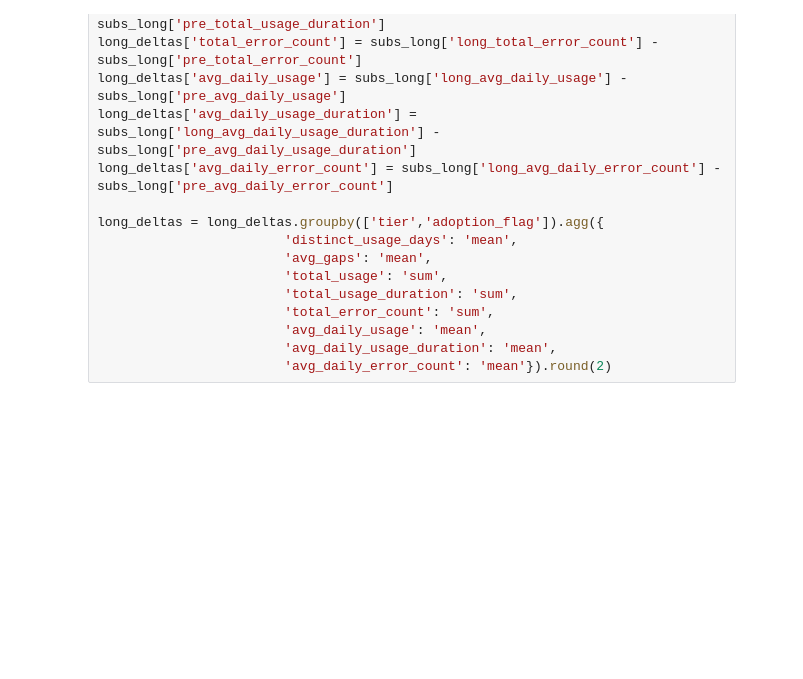
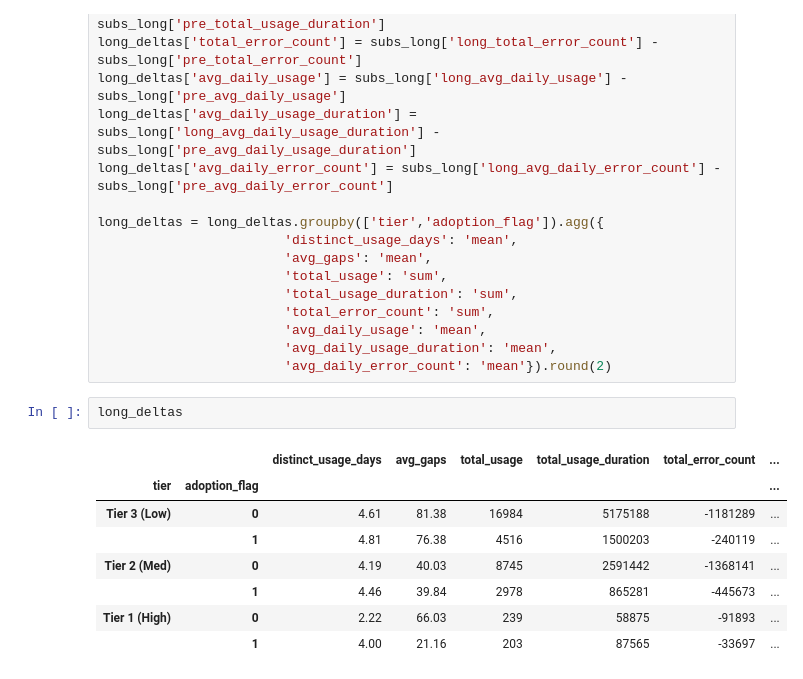
Before and after one commit to hvo7/Revenue-Sustainability-Analysis, a Jupyter notebook: baseline.ipynb, the cells around one changed output. Cells and saved outputs as stored; diff of their text form; blank space fills up the shorter version.

Commit message:
Updated long and short term analysis

```diff
--- a/baseline.ipynb
+++ b/baseline.ipynb
@@ -441,3 +444,14 @@ long_deltas = long_deltas.groupby(['tier','adoption_flag']).agg({
                         'avg_daily_usage': 'mean',
                         'avg_daily_usage_duration': 'mean',
                         'avg_daily_error_count': 'mean'}).round(2)
+# %%
+long_deltas
+# %% [output]
+|  |  | distinct_usage_days | avg_gaps | total_usage | total_usage_duration | total_error_count | ... |
+| tier | adoption_flag |  |  |  |  |  | ... |
+| Tier 3 (Low) | 0 | 4.61 | 81.38 | 16984 | 5175188 | -1181289 | ... |
+|  | 1 | 4.81 | 76.38 | 4516 | 1500203 | -240119 | ... |
+| Tier 2 (Med) | 0 | 4.19 | 40.03 | 8745 | 2591442 | -1368141 | ... |
+|  | 1 | 4.46 | 39.84 | 2978 | 865281 | -445673 | ... |
+| Tier 1 (High) | 0 | 2.22 | 66.03 | 239 | 58875 | -91893 | ... |
+|  | 1 | 4.00 | 21.16 | 203 | 87565 | -33697 | ... |
```
Also changed, not shown: parts of 2 cells of this notebook.
